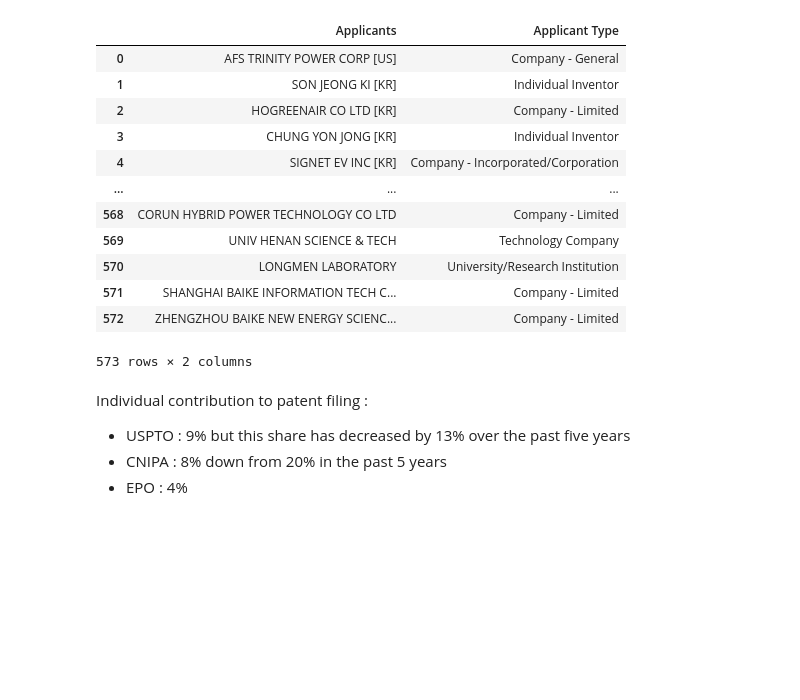
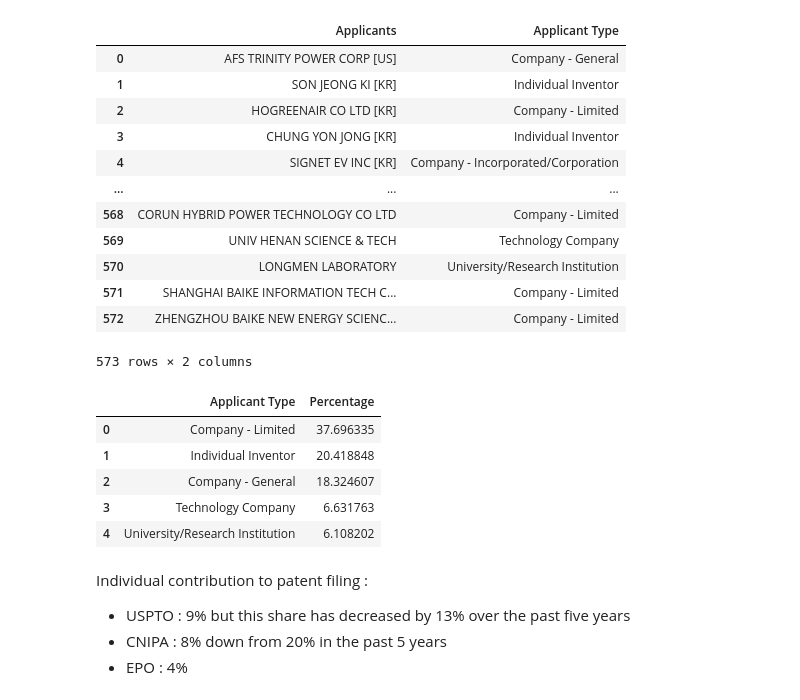
Before and after one commit to tasnim2410/technology-trend-analysis, a Jupyter notebook: DataPreparation&Analysis.ipynb, the cells around one changed output. Saved outputs shown, nothing was run; the diff lists cells and outputs as text; code cells hidden in the pictures; blank space fills up the shorter version.

```diff
--- a/DataPreparation&Analysis.ipynb
+++ b/DataPreparation&Analysis.ipynb
@@ -572,3 +582,14 @@ applicants_df
+# %%
+applicant_type_df = applicant_type_df.sort_values(by='Percentage', ascending=False)
+# %%
+applicant_type_df.head()
+# %% [output]
+|  | Applicant Type | Percentage |
+| 0 | Company - Limited | 37.696335 |
+| 1 | Individual Inventor | 20.418848 |
+| 2 | Company - General | 18.324607 |
+| 3 | Technology Company | 6.631763 |
+| 4 | University/Research Institution | 6.108202 |
 # %% [markdown]
 Individual contribution to patent filing :
   - USPTO : 9% but this share has decreased by 13% over the past five years
```
Also changed, not shown: parts of 5 cells of this notebook, 2 other files.
